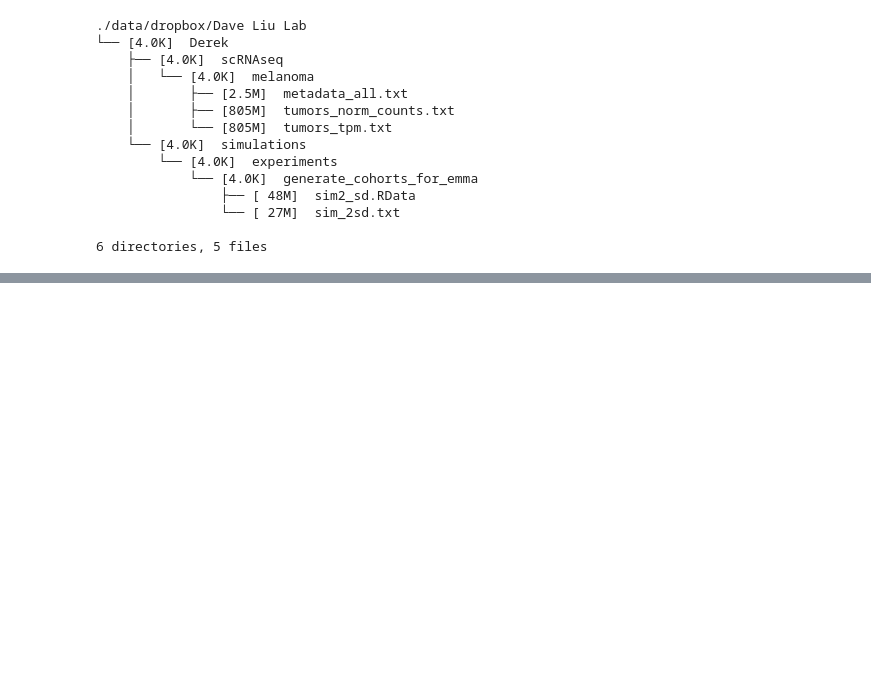
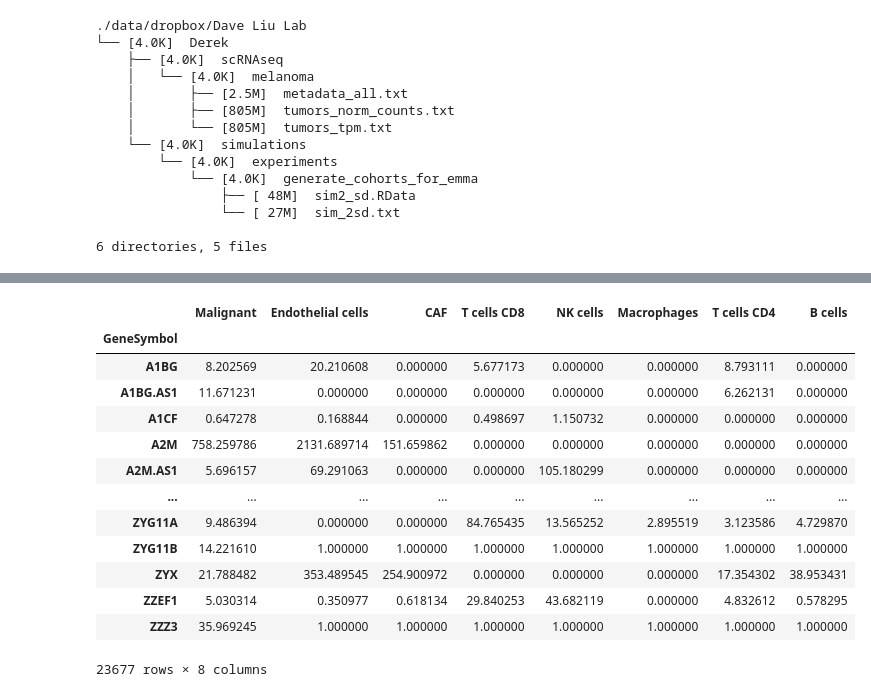
Before and after one commit to davidliu-lab/deconv, a Jupyter notebook: Load data from Derek's txt files.ipynb, the cells around one changed output, grey strips where cells are left out. Saved outputs shown, nothing was run; the diff lists cells and outputs as text; code cells hidden in the pictures; blank space fills up the shorter version.

```diff
--- a/Load data from Derek's txt files.ipynb
+++ b/Load data from Derek's txt files.ipynb
@@ -28,0 +202,21 @@ df_norm_counts = pd.read_csv(
+# %%
+pd.read_csv(
+    './data/dropbox/Dave Liu Lab/Derek/simulations/experiments/cibersortx/cibersortx_sim_0.5sd/CIBERSORTxGEP_Job3_GEPs.txt',
+    sep='\t',
+    index_col='GeneSymbol'
+).sort_index()
+# %% [output]
+|  | Malignant | Endothelial cells | CAF | T cells CD8 | NK cells | Macrophages | T cells CD4 | B cells |
+| GeneSymbol |  |  |  |  |  |  |  |  |
+| A1BG | 8.202569 | 20.210608 | 0.000000 | 5.677173 | 0.000000 | 0.000000 | 8.793111 | 0.000000 |
+| A1BG.AS1 | 11.671231 | 0.000000 | 0.000000 | 0.000000 | 0.000000 | 0.000000 | 6.262131 | 0.000000 |
+| A1CF | 0.647278 | 0.168844 | 0.000000 | 0.498697 | 1.150732 | 0.000000 | 0.000000 | 0.000000 |
+| A2M | 758.259786 | 2131.689714 | 151.659862 | 0.000000 | 0.000000 | 0.000000 | 0.000000 | 0.000000 |
+| A2M.AS1 | 5.696157 | 69.291063 | 0.000000 | 0.000000 | 105.180299 | 0.000000 | 0.000000 | 0.000000 |
+| ... | ... | ... | ... | ... | ... | ... | ... | ... |
+| ZYG11A | 9.486394 | 0.000000 | 0.000000 | 84.765435 | 13.565252 | 2.895519 | 3.123586 | 4.729870 |
+| ZYG11B | 14.221610 | 1.000000 | 1.000000 | 1.000000 | 1.000000 | 1.000000 | 1.000000 | 1.000000 |
+| ZYX | 21.788482 | 353.489545 | 254.900972 | 0.000000 | 0.000000 | 0.000000 | 17.354302 | 38.953431 |
+| ZZEF1 | 5.030314 | 0.350977 | 0.618134 | 29.840253 | 43.682119 | 0.000000 | 4.832612 | 0.578295 |
+| ZZZ3 | 35.969245 | 1.000000 | 1.000000 | 1.000000 | 1.000000 | 1.000000 | 1.000000 | 1.000000 |
+23677 rows × 8 columns
```
Also changed, not shown: parts of 20 cells of this notebook, 2 other files.
